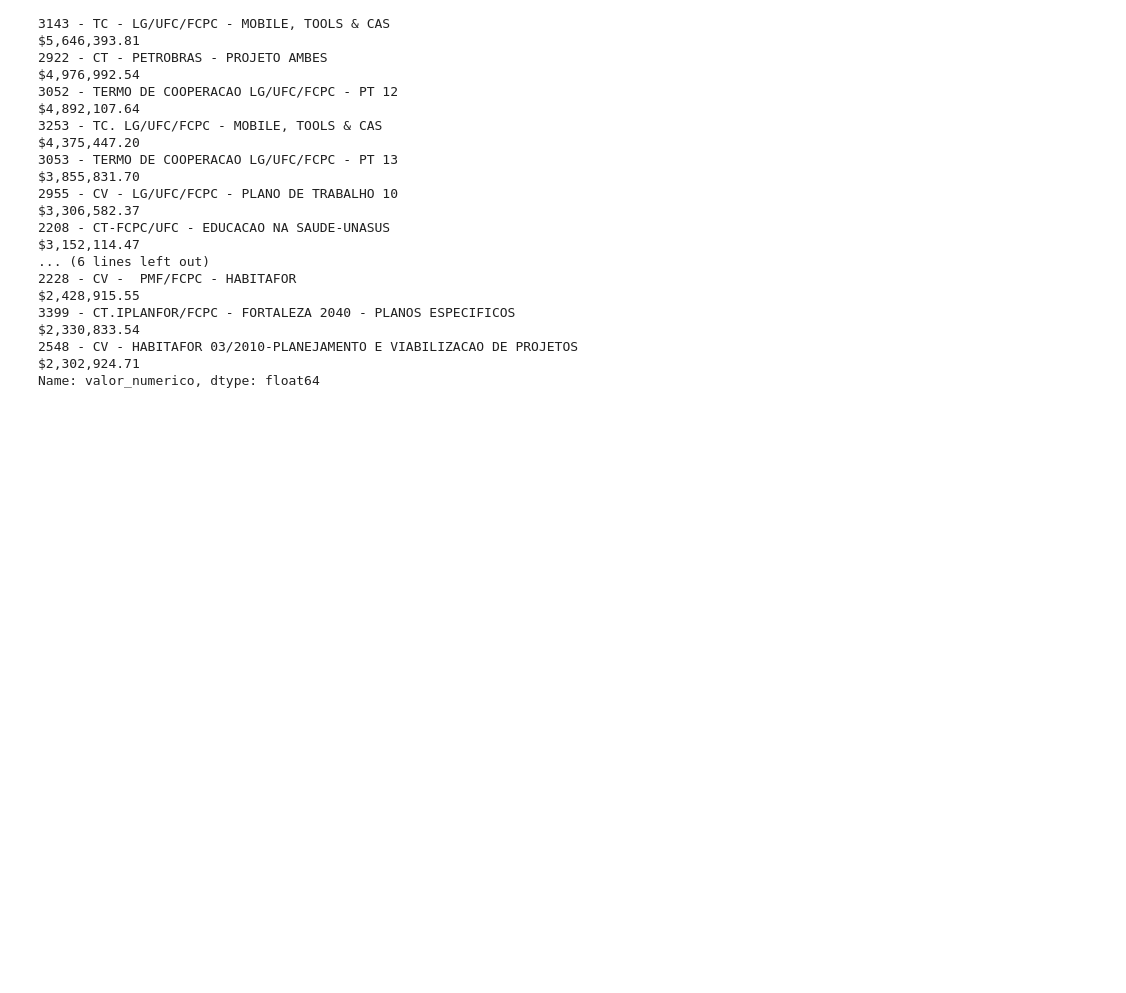
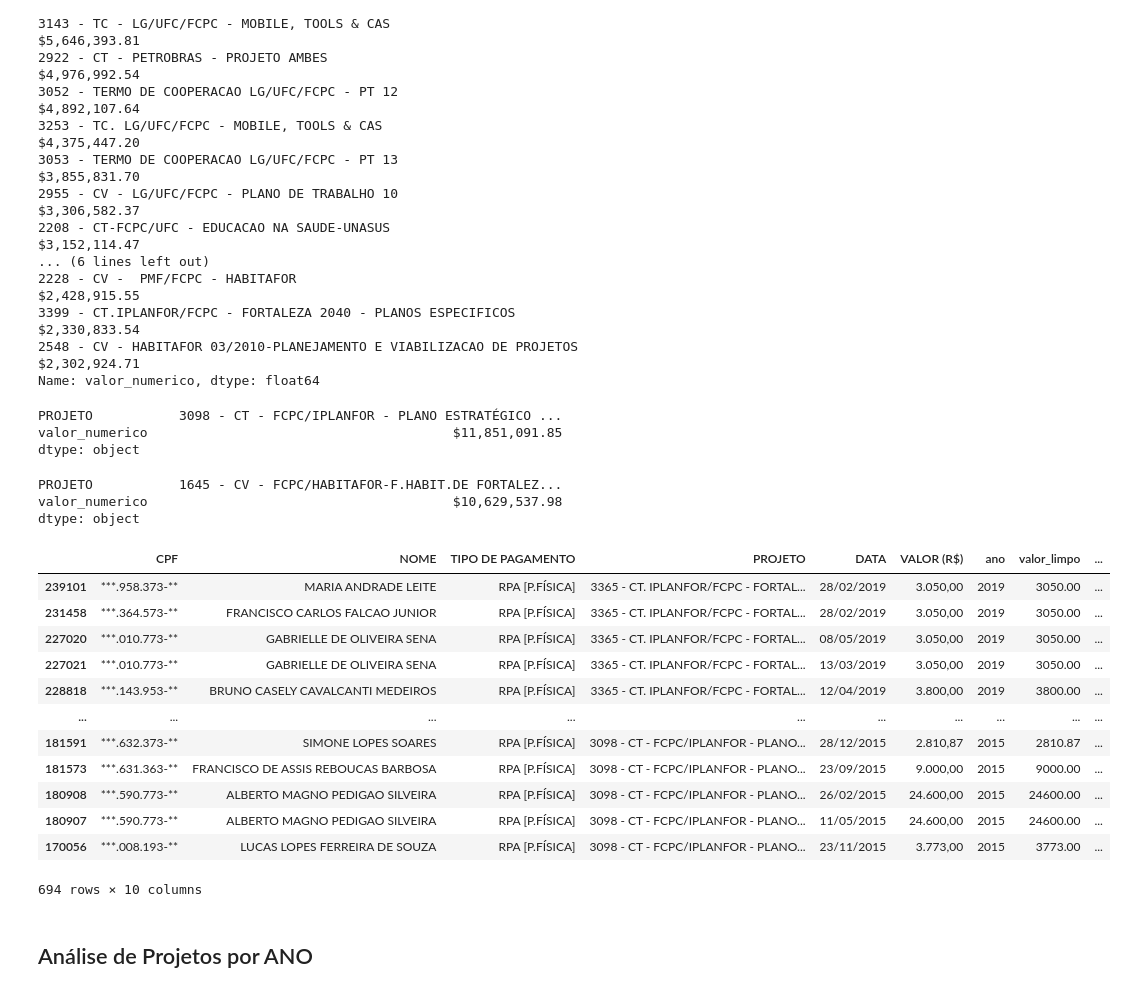
Before and after one commit to tmalveirac/fcpc, a Jupyter notebook: fcpc_analise_pessoal.ipynb, the cells around one changed output. Cells and saved outputs as stored; diff of their text form; code cells hidden in the pictures; blank space fills up the shorter version.

```diff
--- a/fcpc_analise_pessoal.ipynb
+++ b/fcpc_analise_pessoal.ipynb
@@ -233,0 +237,30 @@ Name: valor_numerico, dtype: float64
+# %%
+total_projeto_df.query("PROJETO.str.contains('IPLANFOR')", engine='python').sum()
+# %% [output]
+PROJETO           3098 - CT - FCPC/IPLANFOR - PLANO ESTRATÉGICO ...
+valor_numerico                                       $11,851,091.85
+dtype: object
+# %%
+total_projeto_df.query("PROJETO.str.contains('HABITAFOR')", engine='python').sum()
+# %% [output]
+PROJETO           1645 - CV - FCPC/HABITAFOR-F.HABIT.DE FORTALEZ...
+valor_numerico                                       $10,629,537.98
+dtype: object
+# %%
+df.dropna().query("PROJETO.str.contains('IPLANFOR')", engine='python').sort_values('ano', ascending=False)
+# %% [output]
+|  | CPF | NOME | TIPO DE PAGAMENTO | PROJETO | DATA | VALOR (R$) | ano | valor_limpo | ... |
+| 239101 | ***.958.373-** | MARIA ANDRADE LEITE | RPA [P.FÍSICA] | 3365 - CT. IPLANFOR/FCPC - FORTAL... | 28/02/2019 | 3.050,00 | 2019 | 3050.00 | ... |
+| 231458 | ***.364.573-** | FRANCISCO CARLOS FALCAO JUNIOR | RPA [P.FÍSICA] | 3365 - CT. IPLANFOR/FCPC - FORTAL... | 28/02/2019 | 3.050,00 | 2019 | 3050.00 | ... |
+| 227020 | ***.010.773-** | GABRIELLE DE OLIVEIRA SENA | RPA [P.FÍSICA] | 3365 - CT. IPLANFOR/FCPC - FORTAL... | 08/05/2019 | 3.050,00 | 2019 | 3050.00 | ... |
+| 227021 | ***.010.773-** | GABRIELLE DE OLIVEIRA SENA | RPA [P.FÍSICA] | 3365 - CT. IPLANFOR/FCPC - FORTAL... | 13/03/2019 | 3.050,00 | 2019 | 3050.00 | ... |
+| 228818 | ***.143.953-** | BRUNO CASELY CAVALCANTI MEDEIROS | RPA [P.FÍSICA] | 3365 - CT. IPLANFOR/FCPC - FORTAL... | 12/04/2019 | 3.800,00 | 2019 | 3800.00 | ... |
+| ... | ... | ... | ... | ... | ... | ... | ... | ... | ... |
+| 181591 | ***.632.373-** | SIMONE LOPES SOARES | RPA [P.FÍSICA] | 3098 - CT - FCPC/IPLANFOR - PLANO... | 28/12/2015 | 2.810,87 | 2015 | 2810.87 | ... |
+| 181573 | ***.631.363-** | FRANCISCO DE ASSIS REBOUCAS BARBOSA | RPA [P.FÍSICA] | 3098 - CT - FCPC/IPLANFOR - PLANO... | 23/09/2015 | 9.000,00 | 2015 | 9000.00 | ... |
+| 180908 | ***.590.773-** | ALBERTO MAGNO PEDIGAO SILVEIRA | RPA [P.FÍSICA] | 3098 - CT - FCPC/IPLANFOR - PLANO... | 26/02/2015 | 24.600,00 | 2015 | 24600.00 | ... |
+| 180907 | ***.590.773-** | ALBERTO MAGNO PEDIGAO SILVEIRA | RPA [P.FÍSICA] | 3098 - CT - FCPC/IPLANFOR - PLANO... | 11/05/2015 | 24.600,00 | 2015 | 24600.00 | ... |
+| 170056 | ***.008.193-** | LUCAS LOPES FERREIRA DE SOUZA | RPA [P.FÍSICA] | 3098 - CT - FCPC/IPLANFOR - PLANO... | 23/11/2015 | 3.773,00 | 2015 | 3773.00 | ... |
+694 rows × 10 columns
+# %% [markdown]
+## Análise de Projetos por ANO
```
Also changed, not shown: parts of 10 cells of this notebook.
